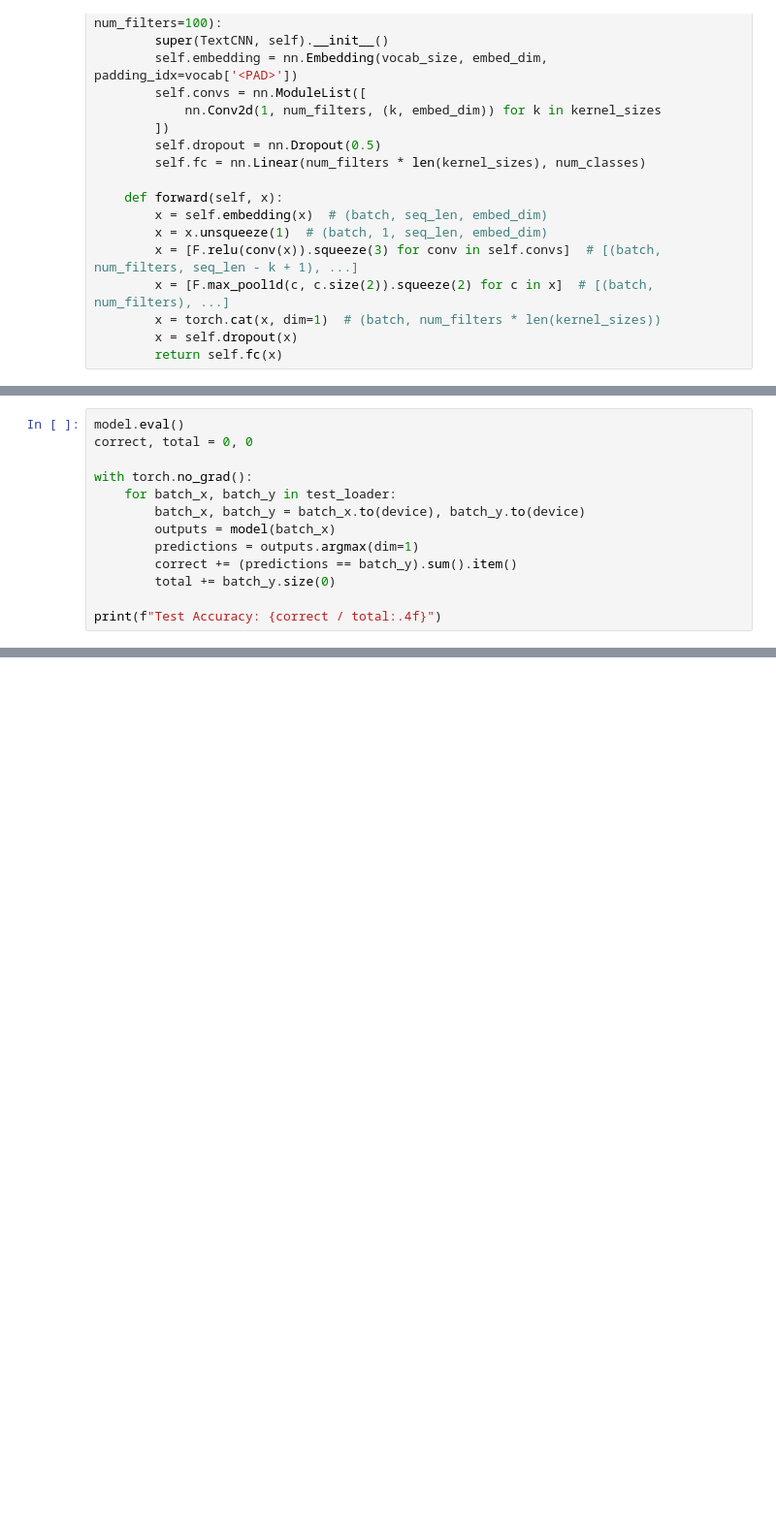
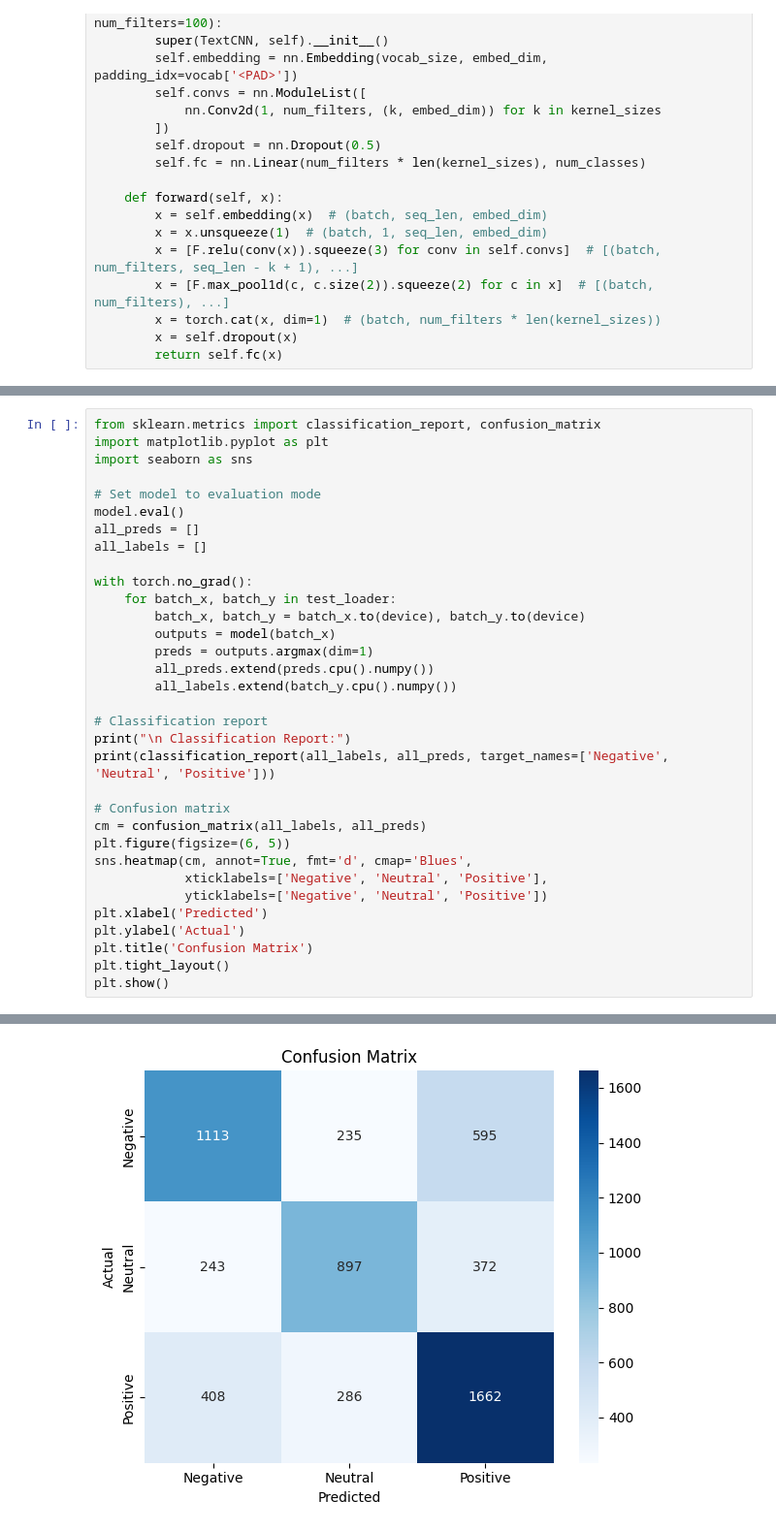
Before and after one commit to 1129Papadeb/NLP_Task7, a Jupyter notebook: Text Classfication/TextClassif.ipynb, the cells around one changed output, grey strips where cells are left out. Shown at 97% size. Saved outputs shown, nothing was run; the diff lists cells and outputs as text; blank space fills up the shorter version.

```diff
--- a/Text Classfication/TextClassif.ipynb
+++ b/Text Classfication/TextClassif.ipynb
@@ -98,13 +104,34 @@ for epoch in range(epochs):
-# %%
-model.eval()
-correct, total = 0, 0
-
-with torch.no_grad():
-    for batch_x, batch_y in test_loader:
-        batch_x, batch_y = batch_x.to(device), batch_y.to(device)
-        outputs = model(batch_x)
-        predictions = outputs.argmax(dim=1)
-        correct += (predictions == batch_y).sum().item()
-        total += batch_y.size(0)
-
-print(f"Test Accuracy: {correct / total:.4f}")
+# %%
+from sklearn.metrics import classification_report, confusion_matrix
+import matplotlib.pyplot as plt
+import seaborn as sns
+
+# Set model to evaluation mode
+model.eval()
+all_preds = []
+all_labels = []
+
+with torch.no_grad():
+    for batch_x, batch_y in test_loader:
+        batch_x, batch_y = batch_x.to(device), batch_y.to(device)
+        outputs = model(batch_x)
+        preds = outputs.argmax(dim=1)
+        all_preds.extend(preds.cpu().numpy())
+        all_labels.extend(batch_y.cpu().numpy())
+
+# Classification report
+print("\n Classification Report:")
+print(classification_report(all_labels, all_preds, target_names=['Negative', 'Neutral', 'Positive']))
+
+# Confusion matrix
+cm = confusion_matrix(all_labels, all_preds)
+plt.figure(figsize=(6, 5))
+sns.heatmap(cm, annot=True, fmt='d', cmap='Blues',
+            xticklabels=['Negative', 'Neutral', 'Positive'],
+            yticklabels=['Negative', 'Neutral', 'Positive'])
+plt.xlabel('Predicted')
+plt.ylabel('Actual')
+plt.title('Confusion Matrix')
+plt.tight_layout()
+plt.show()
+# %% [output]
@@ -110,0 +148 @@ print(f"Test Accuracy: {correct / total:.4f}")
+[figure, added]
```
Also changed, not shown: parts of 4 cells of this notebook, 3 other files.
